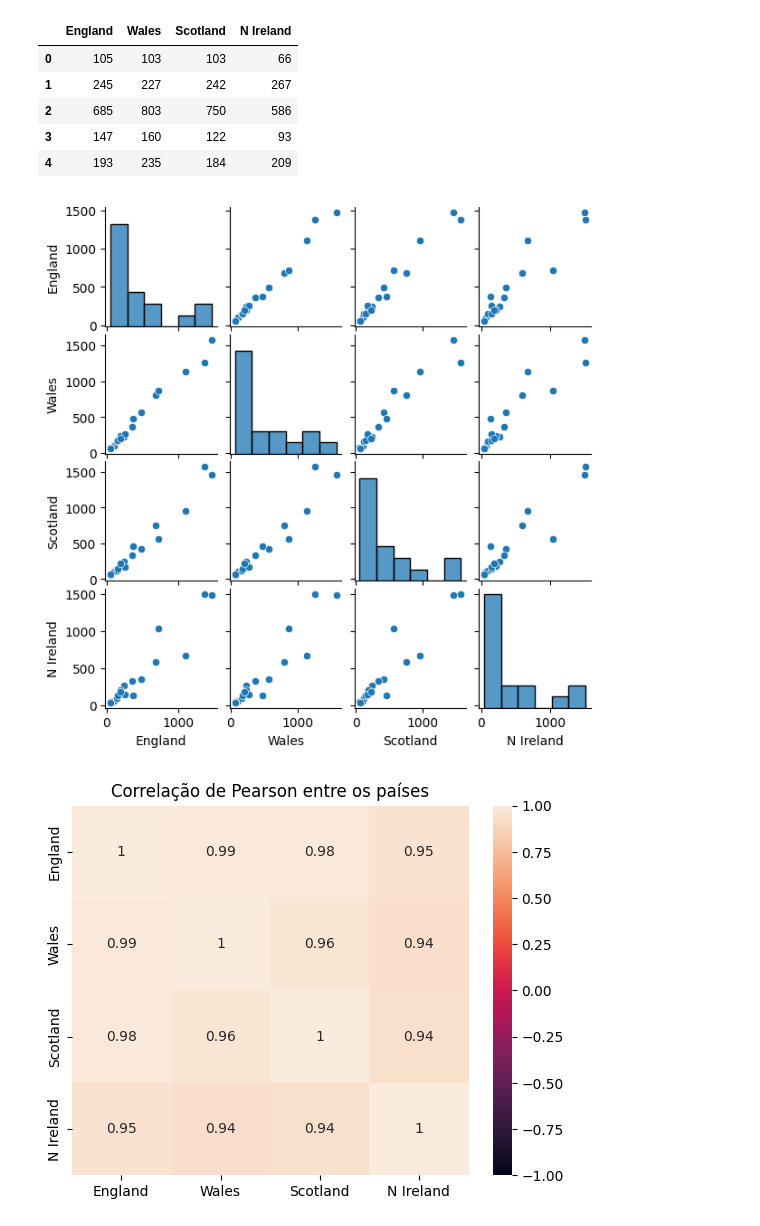
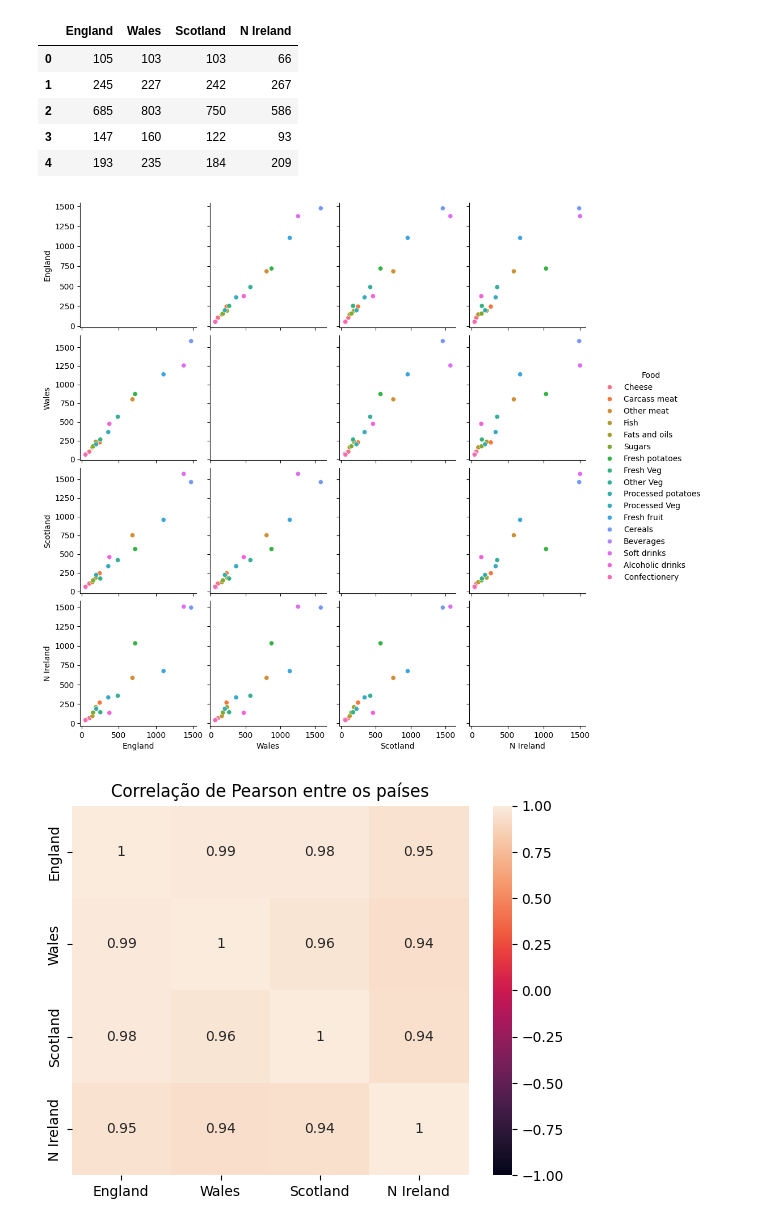
Before and after one commit to fernandohitmas/information_visualization, a Jupyter notebook: activities/activity4.ipynb, the cells around one changed output. Saved outputs shown, nothing was run; the diff lists cells and outputs as text; code cells hidden in the pictures.

```diff
--- a/activities/activity4.ipynb
+++ b/activities/activity4.ipynb
@@ -36,10 +36,10 @@ dados_paises.head()
 | 3 | 147 | 160 | 122 | 93 |
 | 4 | 193 | 235 | 184 | 209 |
 # %%
-p = sns.pairplot(dados_paises)
-p.figure.set_size_inches(6,6)
+p = sns.pairplot(dados, hue='Food')
+#p.figure.set_size_inches(6,6)
 # %% [output]
-[figure, old version]
+[figure, new version]
 # %%
 p = sns.heatmap(dados_paises.corr(), annot=True, vmin=-1, vmax=1)
 p.set_title('Correlação de Pearson entre os países')
```
Also changed, not shown: parts of 11 cells of this notebook.
